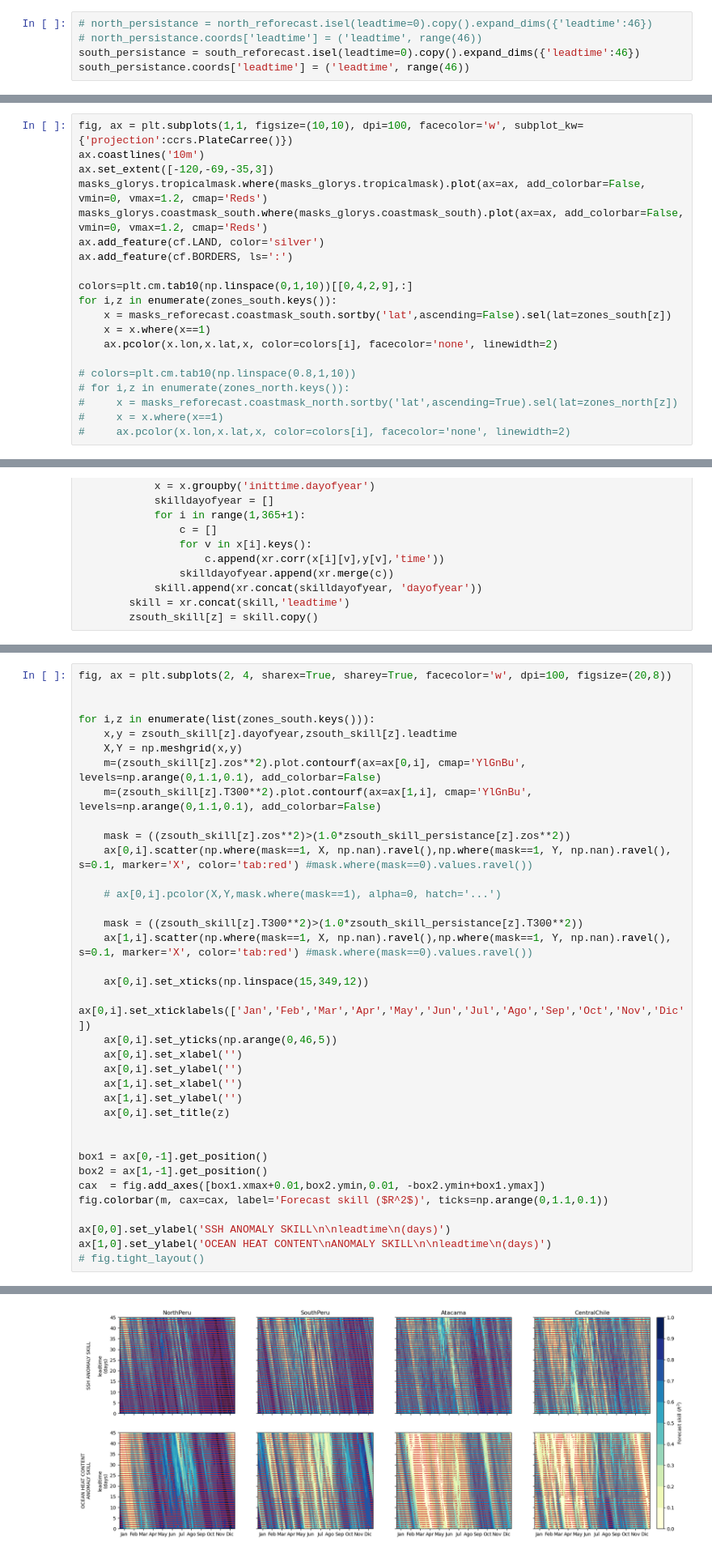
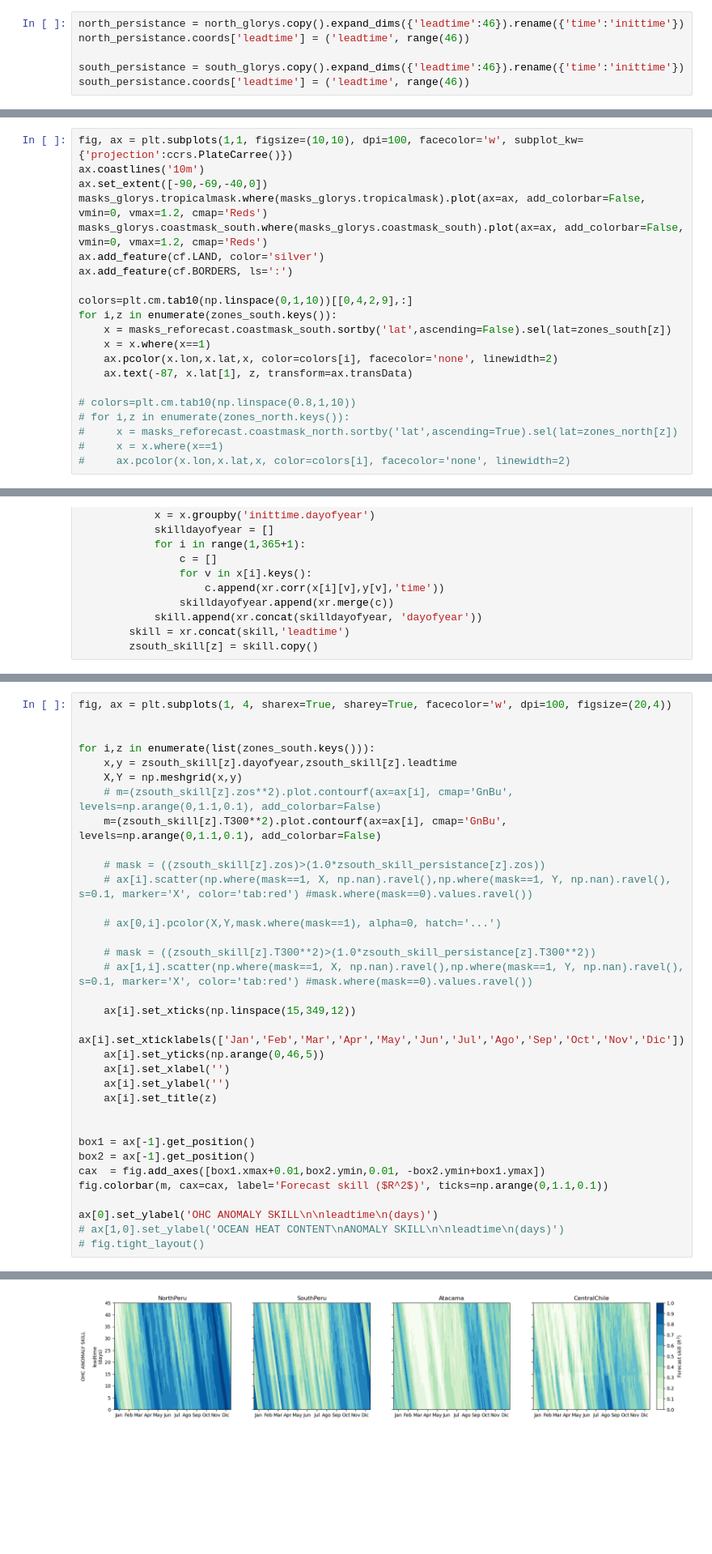
Before and after one commit to lucasglasner/S2S_CEAZA, a Jupyter notebook: forecastskill_by_zone.ipynb, the cells around one changed output, grey strips where cells are left out. Shown at 81% size. Drawn from its saved outputs; the diff is of its cells as text; blank space fills up the shorter version.

```diff
--- a/forecastskill_by_zone.ipynb
+++ b/forecastskill_by_zone.ipynb
@@ -122,7 +122,8 @@ south_reforecast = xr.concat([tropical_reforecast.groupby('inittime.dayofyear')-
                          ],'index').convert_calendar('gregorian', dim='inittime').drop('dayofyear').drop_duplicates(
                              'inittime').interp({'inittime':north_glorys.time.values}).bfill('inittime').ffill('inittime')
 # %%
-# north_persistance = north_reforecast.isel(leadtime=0).copy().expand_dims({'leadtime':46})
-# north_persistance.coords['leadtime'] = ('leadtime', range(46))
-south_persistance = south_reforecast.isel(leadtime=0).copy().expand_dims({'leadtime':46})
+north_persistance = north_glorys.copy().expand_dims({'leadtime':46}).rename({'time':'inittime'})
+north_persistance.coords['leadtime'] = ('leadtime', range(46))
+
+south_persistance = south_glorys.copy().expand_dims({'leadtime':46}).rename({'time':'inittime'})
 south_persistance.coords['leadtime'] = ('leadtime', range(46))
@@ -237,7 +236,7 @@ zones_north = {'SouthCCS':slice(30,34)}
 # %%
 fig, ax = plt.subplots(1,1, figsize=(10,10), dpi=100, facecolor='w', subplot_kw={'projection':ccrs.PlateCarree()})
 ax.coastlines('10m')
-ax.set_extent([-120,-69,-35,3])
+ax.set_extent([-90,-69,-40,0])
 masks_glorys.tropicalmask.where(masks_glorys.tropicalmask).plot(ax=ax, add_colorbar=False, vmin=0, vmax=1.2, cmap='Reds')
 masks_glorys.coastmask_south.where(masks_glorys.coastmask_south).plot(ax=ax, add_colorbar=False, vmin=0, vmax=1.2, cmap='Reds')
 ax.add_feature(cf.LAND, color='silver')
@@ -248,6 +247,7 @@ for i,z in enumerate(zones_south.keys()):
     x = masks_reforecast.coastmask_south.sortby('lat',ascending=False).sel(lat=zones_south[z])
     x = x.where(x==1)
     ax.pcolor(x.lon,x.lat,x, color=colors[i], facecolor='none', linewidth=2)
+    ax.text(-87, x.lat[1], z, transform=ax.transData)
 
 # colors=plt.cm.tab10(np.linspace(0.8,1,10))
 # for i,z in enumerate(zones_north.keys()):
@@ -367,37 +437,35 @@ Text(0, 0.5, 'OCEAN HEAT CONTENT\nANOMALY SKILL\n\nleadtime\n(days)')
 # %%
-fig, ax = plt.subplots(2, 4, sharex=True, sharey=True, facecolor='w', dpi=100, figsize=(20,8))
+fig, ax = plt.subplots(1, 4, sharex=True, sharey=True, facecolor='w', dpi=100, figsize=(20,4))
 
 
 for i,z in enumerate(list(zones_south.keys())):
     x,y = zsouth_skill[z].dayofyear,zsouth_skill[z].leadtime
     X,Y = np.meshgrid(x,y)
-    m=(zsouth_skill[z].zos**2).plot.contourf(ax=ax[0,i], cmap='YlGnBu', levels=np.arange(0,1.1,0.1), add_colorbar=False)
-    m=(zsouth_skill[z].T300**2).plot.contourf(ax=ax[1,i], cmap='YlGnBu', levels=np.arange(0,1.1,0.1), add_colorbar=False)
+    # m=(zsouth_skill[z].zos**2).plot.contourf(ax=ax[i], cmap='GnBu', levels=np.arange(0,1.1,0.1), add_colorbar=False)
+    m=(zsouth_skill[z].T300**2).plot.contourf(ax=ax[i], cmap='GnBu', levels=np.arange(0,1.1,0.1), add_colorbar=False)
 
-    mask = ((zsouth_skill[z].zos**2)>(1.0*zsouth_skill_persistance[z].zos**2))
-    ax[0,i].scatter(np.where(mask==1, X, np.nan).ravel(),np.where(mask==1, Y, np.nan).ravel(), s=0.1, marker='X', color='tab:red') #mask.where(mask==0).values.ravel())
+    # mask = ((zsouth_skill[z].zos)>(1.0*zsouth_skill_persistance[z].zos))
+    # ax[i].scatter(np.where(mask==1, X, np.nan).ravel(),np.where(mask==1, Y, np.nan).ravel(), s=0.1, marker='X', color='tab:red') #mask.where(mask==0).values.ravel())
 
     # ax[0,i].pcolor(X,Y,mask.where(mask==1), alpha=0, hatch='...')
 
-    mask = ((zsouth_skill[z].T300**2)>(1.0*zsouth_skill_persistance[z].T300**2))
-    ax[1,i].scatter(np.where(mask==1, X, np.nan).ravel(),np.where(mask==1, Y, np.nan).ravel(), s=0.1, marker='X', color='tab:red') #mask.where(mask==0).values.ravel())
+    # mask = ((zsouth_skill[z].T300**2)>(1.0*zsouth_skill_persistance[z].T300**2))
+    # ax[1,i].scatter(np.where(mask==1, X, np.nan).ravel(),np.where(mask==1, Y, np.nan).ravel(), s=0.1, marker='X', color='tab:red') #mask.where(mask==0).values.ravel())
 
-    ax[0,i].set_xticks(np.linspace(15,349,12))
-    ax[0,i].set_xticklabels(['Jan','Feb','Mar','Apr','May','Jun','Jul','Ago','Sep','Oct','Nov','Dic'])
-    ax[0,i].set_yticks(np.arange(0,46,5))
-    ax[0,i].set_xlabel('')
-    ax[0,i].set_ylabel('')
-    ax[1,i].set_xlabel('')
-    ax[1,i].set_ylabel('')
-    ax[0,i].set_title(z)
+    ax[i].set_xticks(np.linspace(15,349,12))
+    ax[i].set_xticklabels(['Jan','Feb','Mar','Apr','May','Jun','Jul','Ago','Sep','Oct','Nov','Dic'])
+    ax[i].set_yticks(np.arange(0,46,5))
+    ax[i].set_xlabel('')
+    ax[i].set_ylabel('')
+    ax[i].set_title(z)
 
 
-box1 = ax[0,-1].get_position()
-box2 = ax[1,-1].get_position()
+box1 = ax[-1].get_position()
+box2 = ax[-1].get_position()
 cax  = fig.add_axes([box1.xmax+0.01,box2.ymin,0.01, -box2.ymin+box1.ymax])
 fig.colorbar(m, cax=cax, label='Forecast skill ($R^2$)', ticks=np.arange(0,1.1,0.1))
 
-ax[0,0].set_ylabel('SSH ANOMALY SKILL\n\nleadtime\n(days)')
-ax[1,0].set_ylabel('OCEAN HEAT CONTENT\nANOMALY SKILL\n\nleadtime\n(days)')
+ax[0].set_ylabel('OHC ANOMALY SKILL\n\nleadtime\n(days)')
+# ax[1,0].set_ylabel('OCEAN HEAT CONTENT\nANOMALY SKILL\n\nleadtime\n(days)')
 # fig.tight_layout()
 # %% [output]
@@ -405 +473 @@ Text(0, 0.5, 'OCEAN HEAT CONTENT\nANOMALY SKILL\n\nleadtime\n(days)')
-[figure, old version]
+[figure, new version]
```
Also changed, not shown: parts of 12 cells of this notebook, 8 other files.
